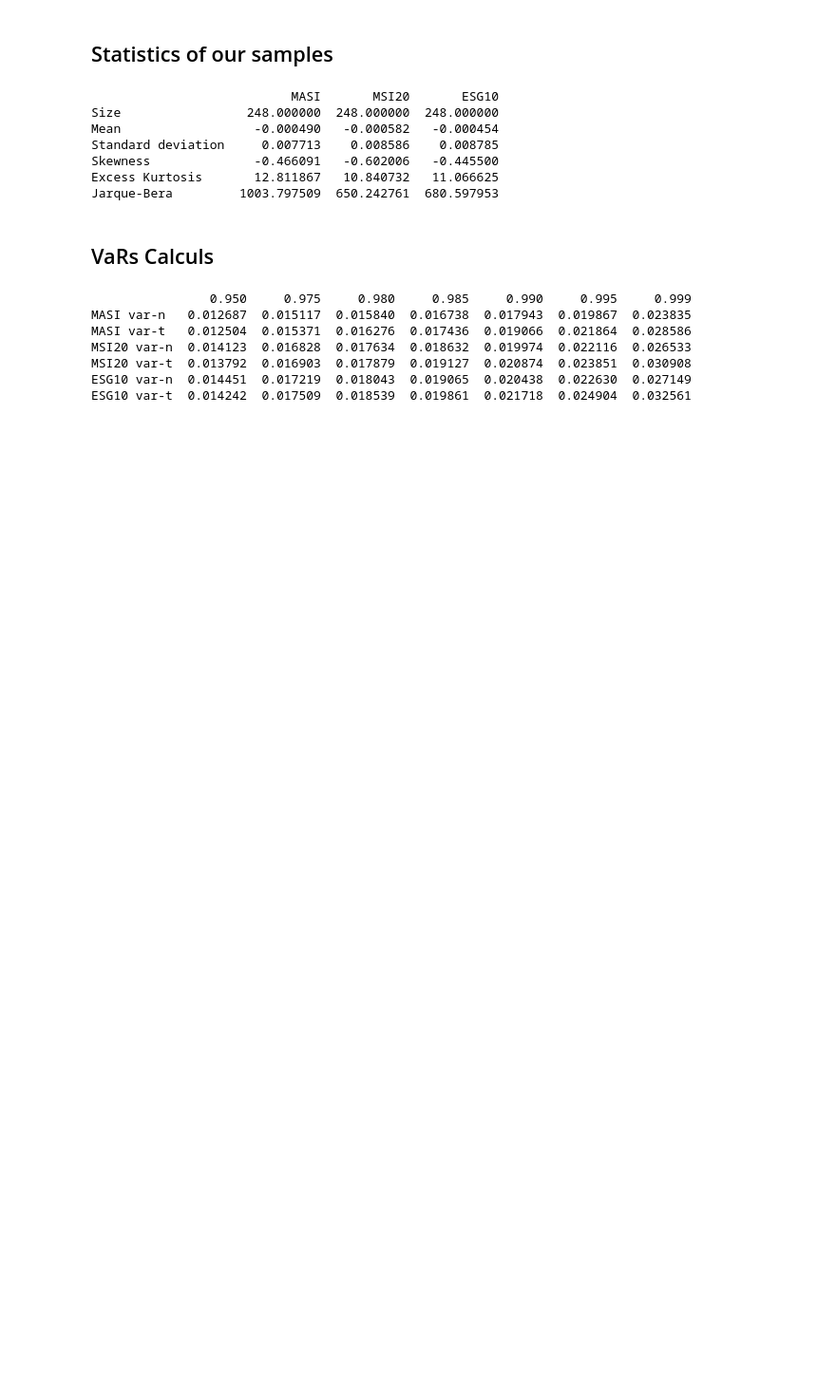
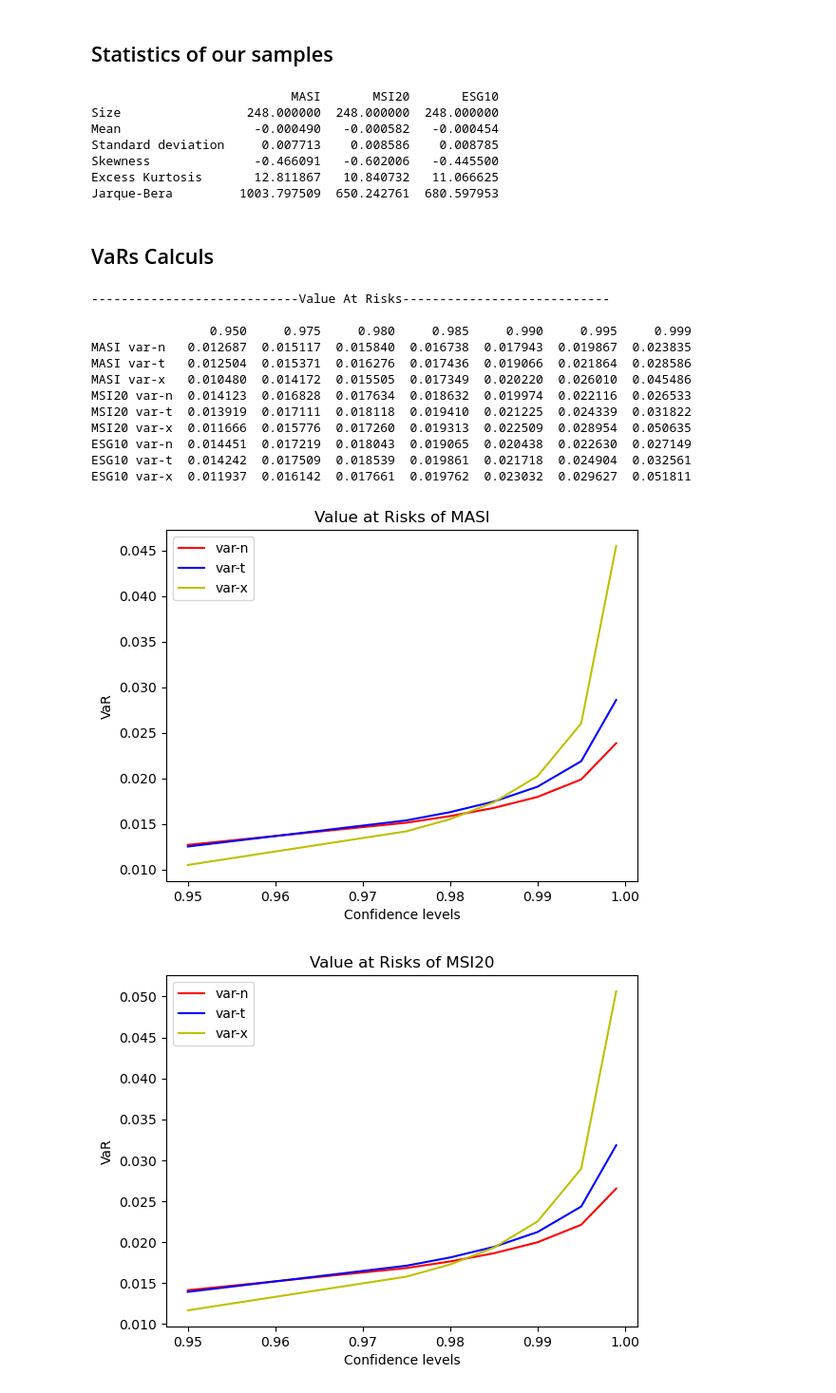
Before and after one commit to ouzlimnadir/VaR, a Jupyter notebook: VaR.ipynb, the cells around one changed output. Shown: that part at 95% size. Drawn from its saved outputs; the diff is of its cells as text; code cells hidden in the pictures; blank space fills up the shorter version.

```diff
--- a/VaR.ipynb
+++ b/VaR.ipynb
@@ -110,10 +167,27 @@ for ticker in tickers:
 # %%
+print('----------------------------Value At Risks----------------------------\n')
 print(tableau_var.T)
+
+for ticker in tickers :
+    for v,c in zip(var_ntx,col) :
+        plt.plot(tableau_var[ticker+' '+v],color=c,label=v)
+    plt.xlabel('Confidence levels')
+    plt.ylabel('VaR')
+    plt.title(f'Value at Risks of {ticker}')
+    plt.legend()
+    plt.show()
 # %% [output]
+----------------------------Value At Risks----------------------------
+
                 0.950     0.975     0.980     0.985     0.990     0.995     0.999
 MASI var-n   0.012687  0.015117  0.015840  0.016738  0.017943  0.019867  0.023835
 MASI var-t   0.012504  0.015371  0.016276  0.017436  0.019066  0.021864  0.028586
+MASI var-x   0.010480  0.014172  0.015505  0.017349  0.020220  0.026010  0.045486
 MSI20 var-n  0.014123  0.016828  0.017634  0.018632  0.019974  0.022116  0.026533
-MSI20 var-t  0.013792  0.016903  0.017879  0.019127  0.020874  0.023851  0.030908
+MSI20 var-t  0.013919  0.017111  0.018118  0.019410  0.021225  0.024339  0.031822
+MSI20 var-x  0.011666  0.015776  0.017260  0.019313  0.022509  0.028954  0.050635
 ESG10 var-n  0.014451  0.017219  0.018043  0.019065  0.020438  0.022630  0.027149
 ESG10 var-t  0.014242  0.017509  0.018539  0.019861  0.021718  0.024904  0.032561
+ESG10 var-x  0.011937  0.016142  0.017661  0.019762  0.023032  0.029627  0.051811
+[figure, added]
+[figure, added]
```
Also changed, not shown: parts of 7 cells of this notebook.
